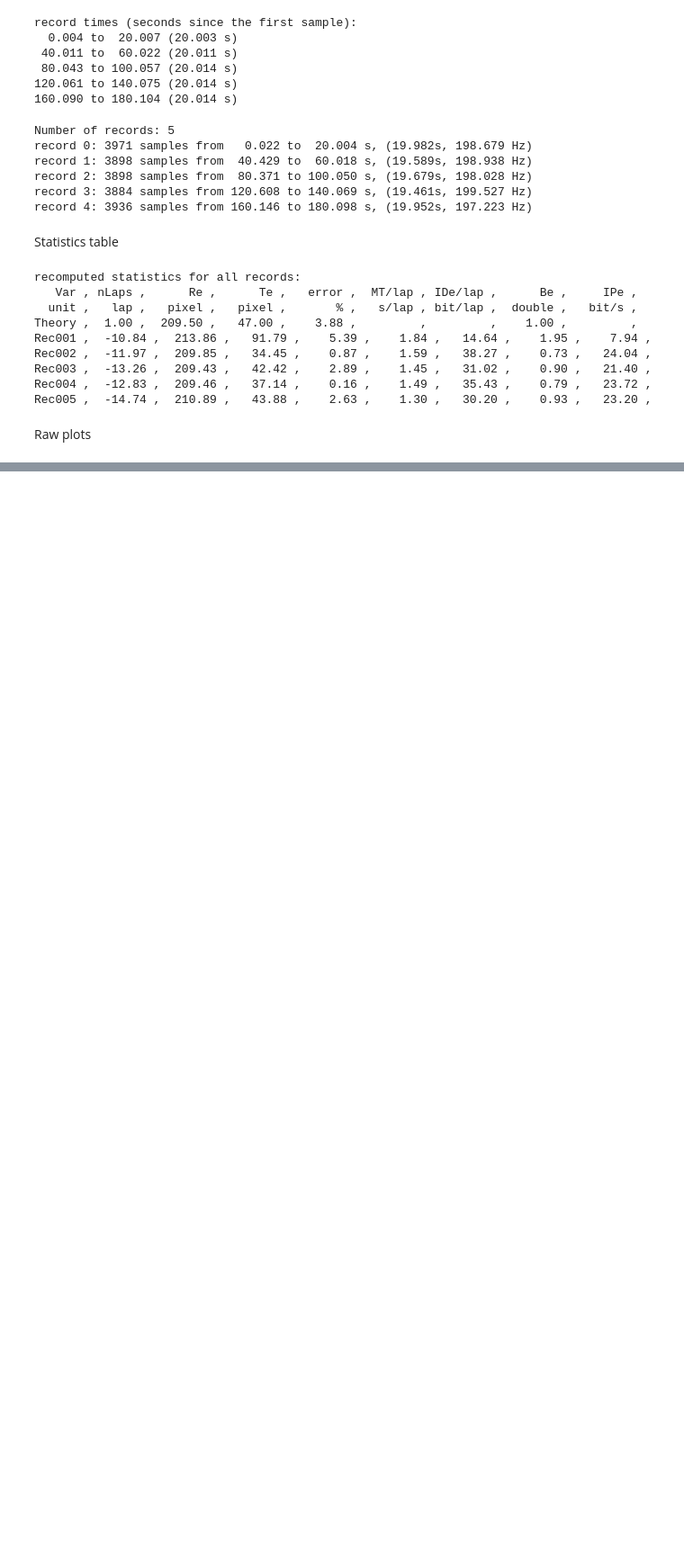
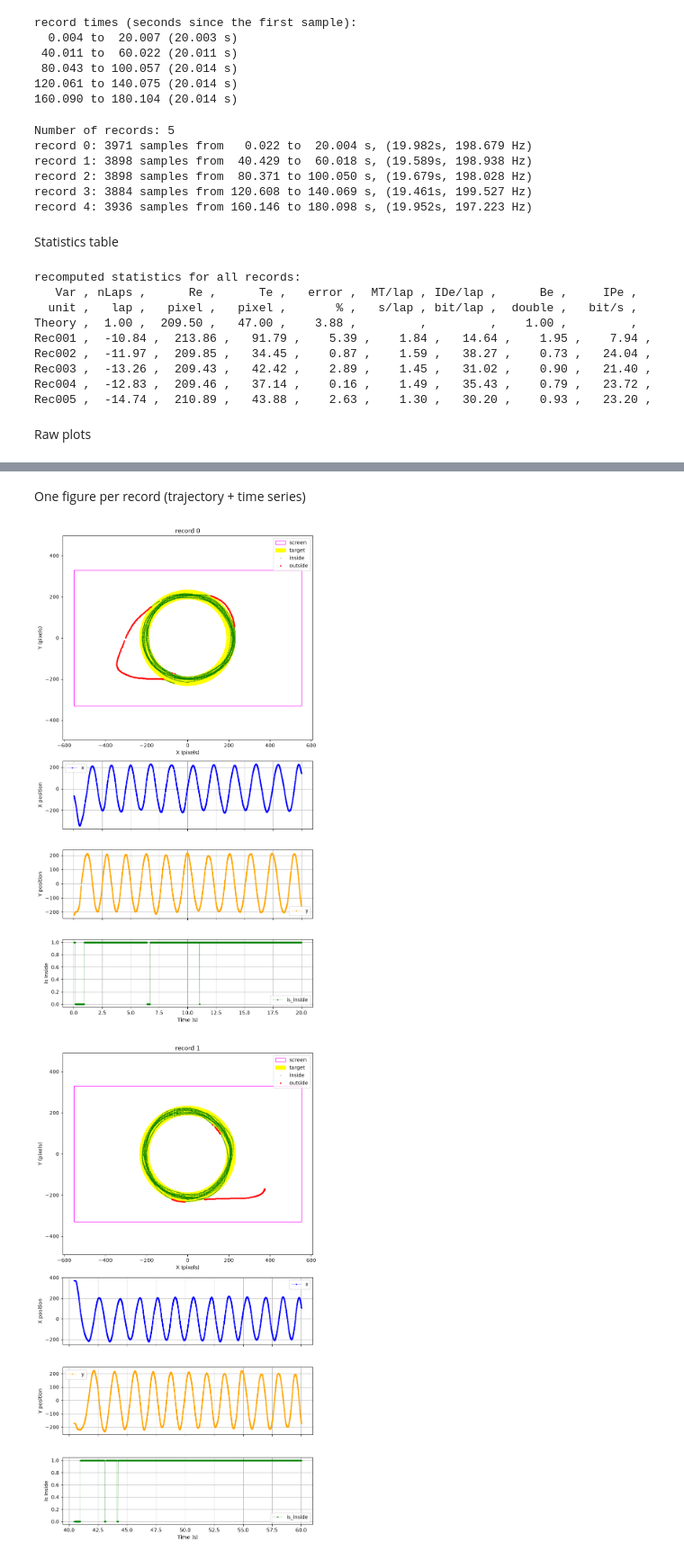
Before and after one commit to vidusha1234/py-git-R-circular-task-analysis, a Jupyter notebook: notebooks/circular-task-001.ipynb, the cells around one changed output, grey strips where cells are left out. Shown at 90% size. Drawn from its saved outputs; the diff is of its cells as text; code cells hidden in the pictures; blank space fills up the shorter version.

```diff
--- a/notebooks/circular-task-001.ipynb
+++ b/notebooks/circular-task-001.ipynb
@@ -145,0 +176,35 @@ Raw plots
+# %% [markdown]
+One figure per record (trajectory + time series)
+# %%
+def plot_record(r, i):
+    # ONE figure per record: trajectory on top, then x, y and is_inside over time
+    fig, axs = plt.subplots(4, 1, figsize=(8, 14), gridspec_kw={"height_ratios": [3, 1, 1, 1]})
+    ax = axs[0]
+    ax.add_patch(Rectangle((-W/2, -H/2), W, H, fill=False, ec="magenta", label="screen"))
+    ax.add_patch(Circle((0, 0), Rt + tol/2, color="yellow", label="target"))
+    ax.add_patch(Circle((0, 0), Rt - tol/2, color="white"))
+    ins = r["inside"] == 1
+    ax.plot(r["x"][ins], r["y"][ins], "g.", ms=1, label="inside")
+    ax.plot(r["x"][~ins], r["y"][~ins], "r.", ms=4, label="outside")
+    ax.set_title(f"record {i}")
+    ax.set_xlabel("X (pixels)"); ax.set_ylabel("Y (pixels)")
+    ax.axis("equal")
+    ax.legend(loc="upper right")
+
+    axs[1].plot(r["t"], r["x"], "b.-", ms=3, lw=0.3, label="x"); axs[1].set_ylabel("X position")
+    axs[2].plot(r["t"], r["y"], ".-", color="orange", ms=3, lw=0.3, label="y"); axs[2].set_ylabel("Y position")
+    axs[3].plot(r["t"], r["inside"], "g.-", ms=3, lw=0.3, label="is_inside"); axs[3].set_ylabel("Is Inside")
+    axs[3].set_xlabel("Time (s)")
+    for a in axs[1:]:
+        a.grid(True); a.legend()
+        a.sharex(axs[1])
+    for a in axs[1:3]:
+        a.tick_params(labelbottom=False)
+    plt.tight_layout()
+    plt.show()
+
+for i, r in enumerate(records):
+    plot_record(r, i)
+# %% [output]
+[figure, added]
+[figure, added]
```
Also changed, not shown: parts of 3 cells of this notebook.
